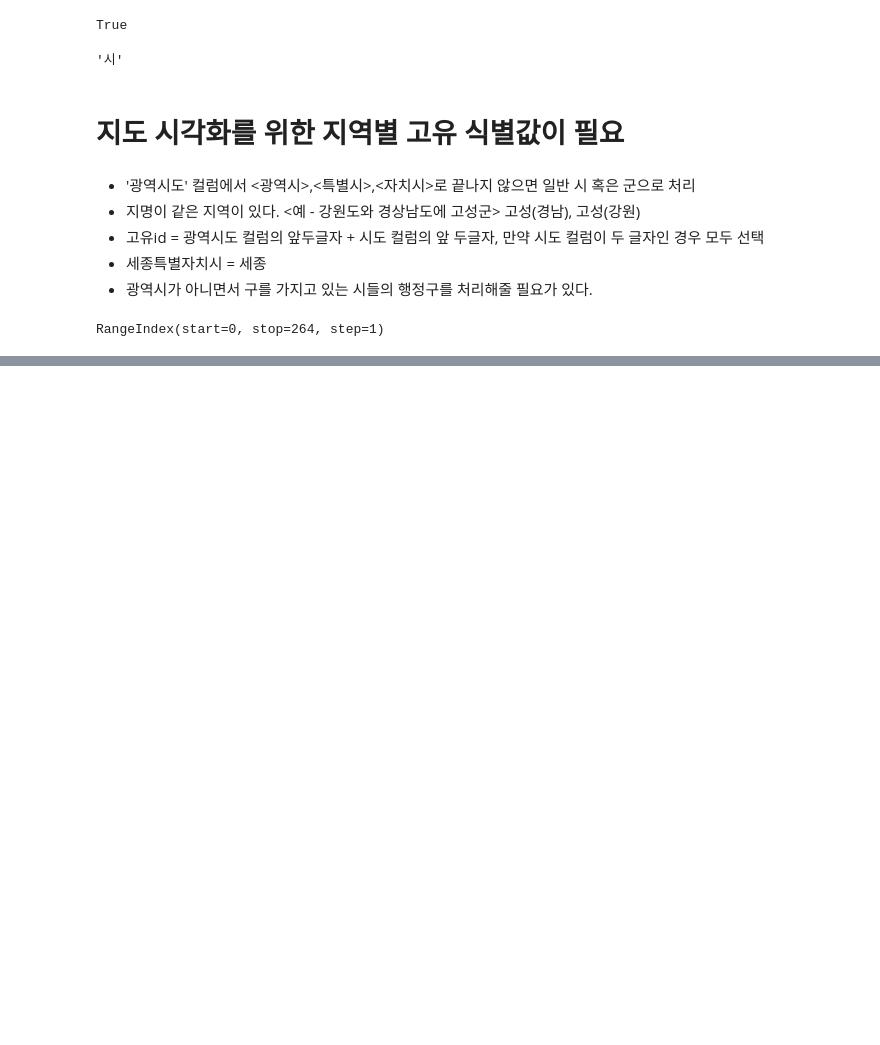
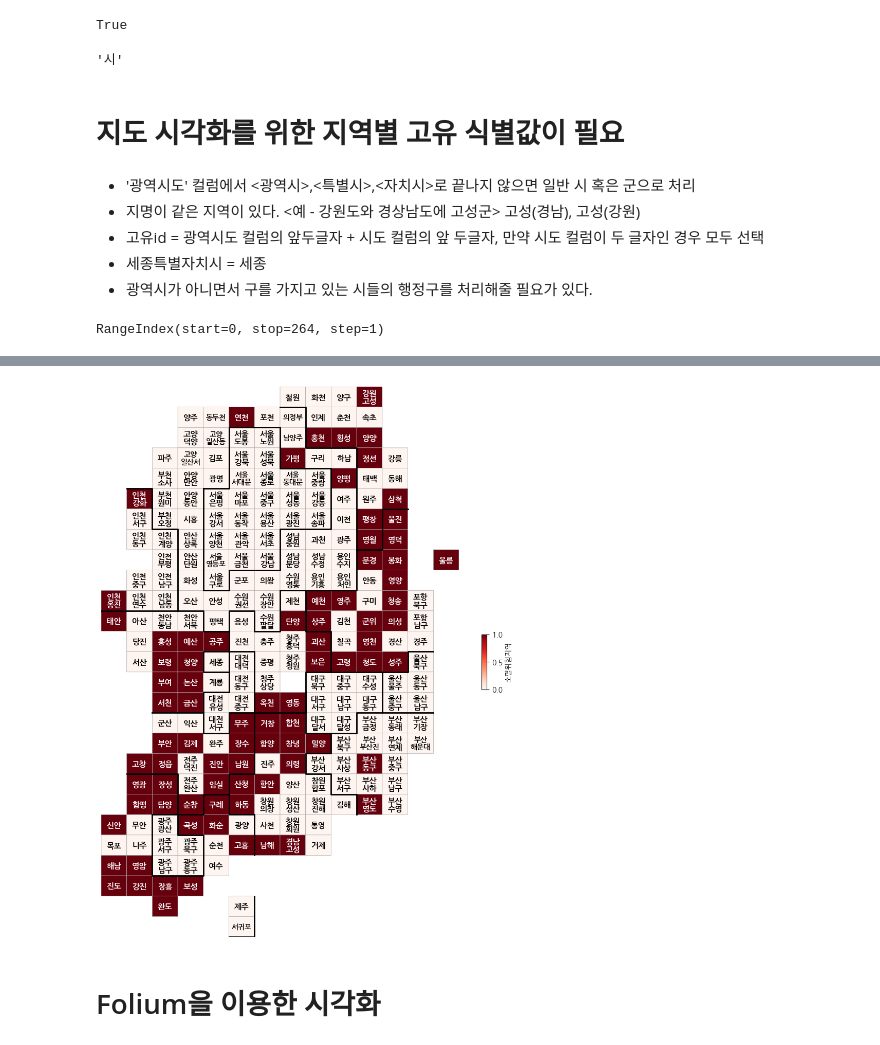
Before and after one commit to fightmeat/Machine_Leaning, a Jupyter notebook: 18_대한민국_유령_도시_분석.ipynb, the cells around one changed output, grey strips where cells are left out. Drawn from its saved outputs; the diff is of its cells as text; code cells hidden in the pictures; blank space fills up the shorter version.

```diff
--- a/18_대한민국_유령_도시_분석.ipynb
+++ b/18_대한민국_유령_도시_분석.ipynb
@@ -470,0 +906,12 @@ for n in pop.index:
+# %%
+pop['소멸위험지역'] = [1 if i else 0 for i in pop['소멸위험지역']]
+# for i in pop['소멸위험지역']:
+# if i :
+# return 1
+# else:
+# return 0
+drawKorea('소멸위험지역',pop,'Reds')
+# %% [output]
+[figure, added]
+# %% [markdown]
+# Folium을 이용한 시각화
```
Also changed, not shown: parts of 44 cells of this notebook.
